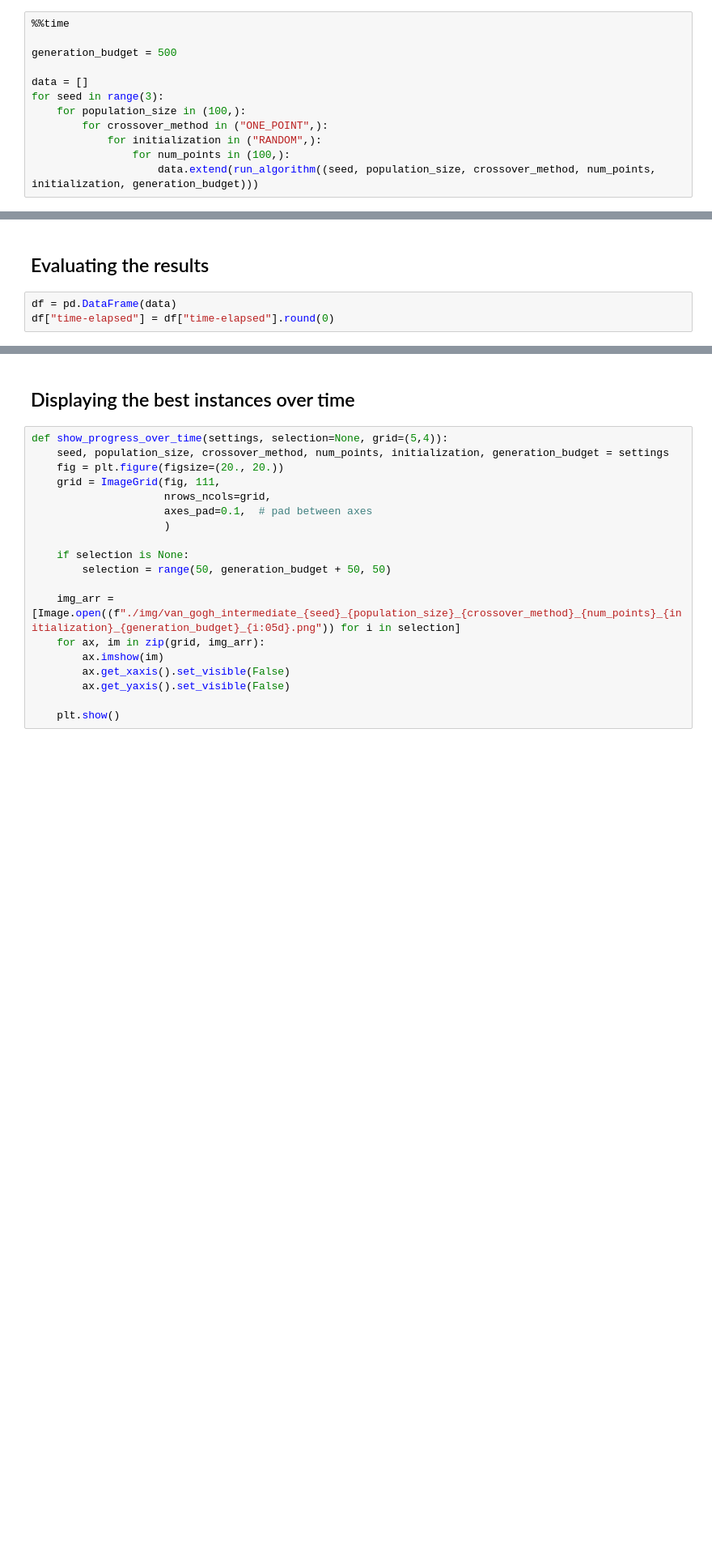
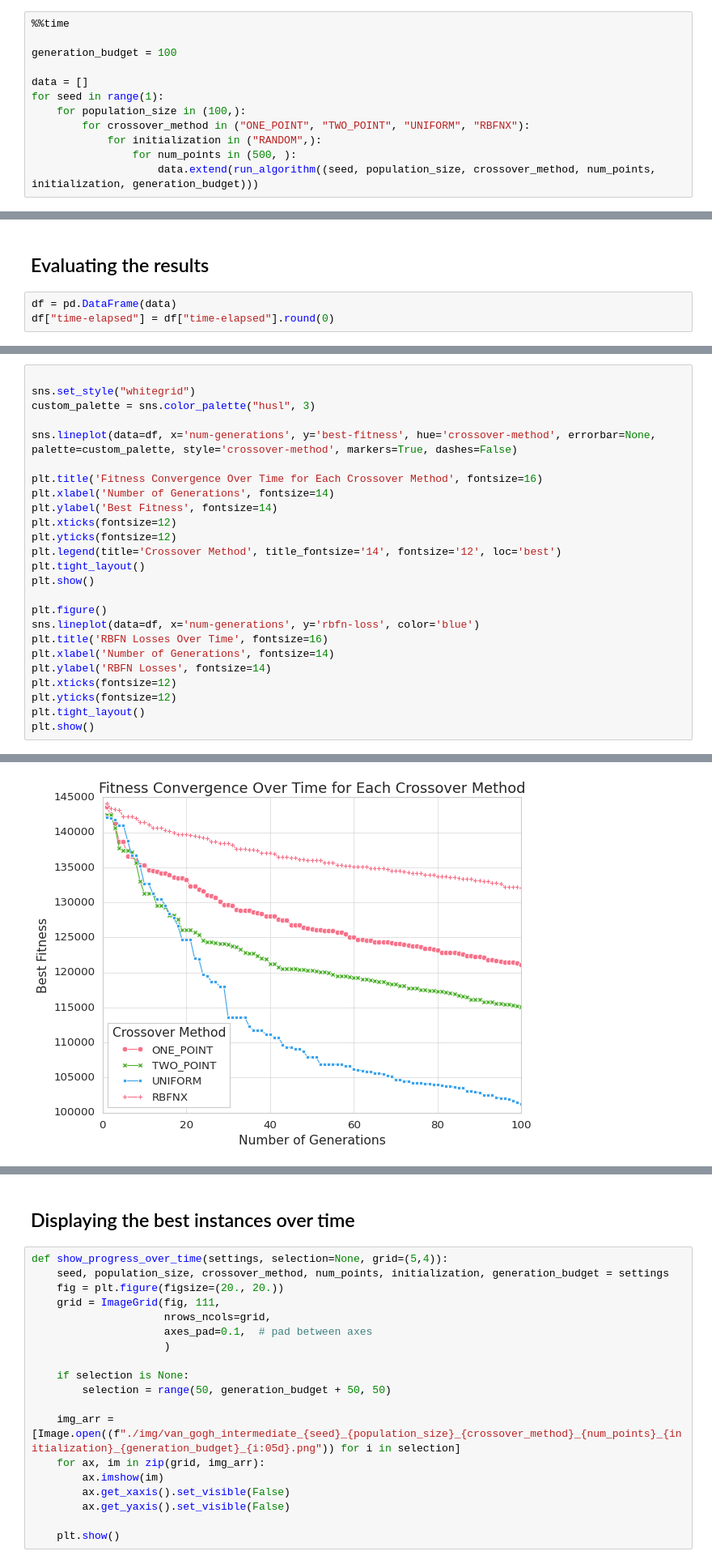
Before and after one commit to JorisWeeda/Evolutionary-Algorithm-Van-Gogh, a Jupyter notebook: analysis.ipynb, the cells around one changed output, grey strips where cells are left out. Shown: that part at 81% size. Cells and saved outputs as stored; diff of their text form; blank space fills up the shorter version.

```diff
--- a/analysis.ipynb
+++ b/analysis.ipynb
@@ -84,13 +108,13 @@ Wall time: 2min 36s
 # %%
 %%time
 
-generation_budget = 500
+generation_budget = 100
 
 data = []
-for seed in range(3):
+for seed in range(1):
     for population_size in (100,):
-        for crossover_method in ("ONE_POINT",):
+        for crossover_method in ("ONE_POINT", "TWO_POINT", "UNIFORM", "RBFNX"):
             for initialization in ("RANDOM",):
-                for num_points in (100,):
+                for num_points in (500, ):
                     data.extend(run_algorithm((seed, population_size, crossover_method, num_points, initialization, generation_budget)))
 # %% [output]
@@ -120,0 +143,26 @@ df["time-elapsed"] = df["time-elapsed"].round(0)
+# %%
+
+sns.set_style("whitegrid")
+custom_palette = sns.color_palette("husl", 3)
+
+sns.lineplot(data=df, x='num-generations', y='best-fitness', hue='crossover-method', errorbar=None, palette=custom_palette, style='crossover-method', markers=True, dashes=False)
+
+plt.title('Fitness Convergence Over Time for Each Crossover Method', fontsize=16)
+plt.xlabel('Number of Generations', fontsize=14)
+plt.ylabel('Best Fitness', fontsize=14)
+plt.xticks(fontsize=12)
+plt.yticks(fontsize=12)
+plt.legend(title='Crossover Method', title_fontsize='14', fontsize='12', loc='best')
+plt.tight_layout()
+plt.show()
+
+plt.figure()
+sns.lineplot(data=df, x='num-generations', y='rbfn-loss', color='blue')
+plt.title('RBFN Losses Over Time', fontsize=16)
+plt.xlabel('Number of Generations', fontsize=14)
+plt.ylabel('RBFN Losses', fontsize=14)
+plt.xticks(fontsize=12)
+plt.yticks(fontsize=12)
+plt.tight_layout()
+plt.show()
+# %% [output]
@@ -120,0 +171 @@ df["time-elapsed"] = df["time-elapsed"].round(0)
+[figure, added]
```
Also changed, not shown: parts of 9 cells of this notebook, 2 other files.
